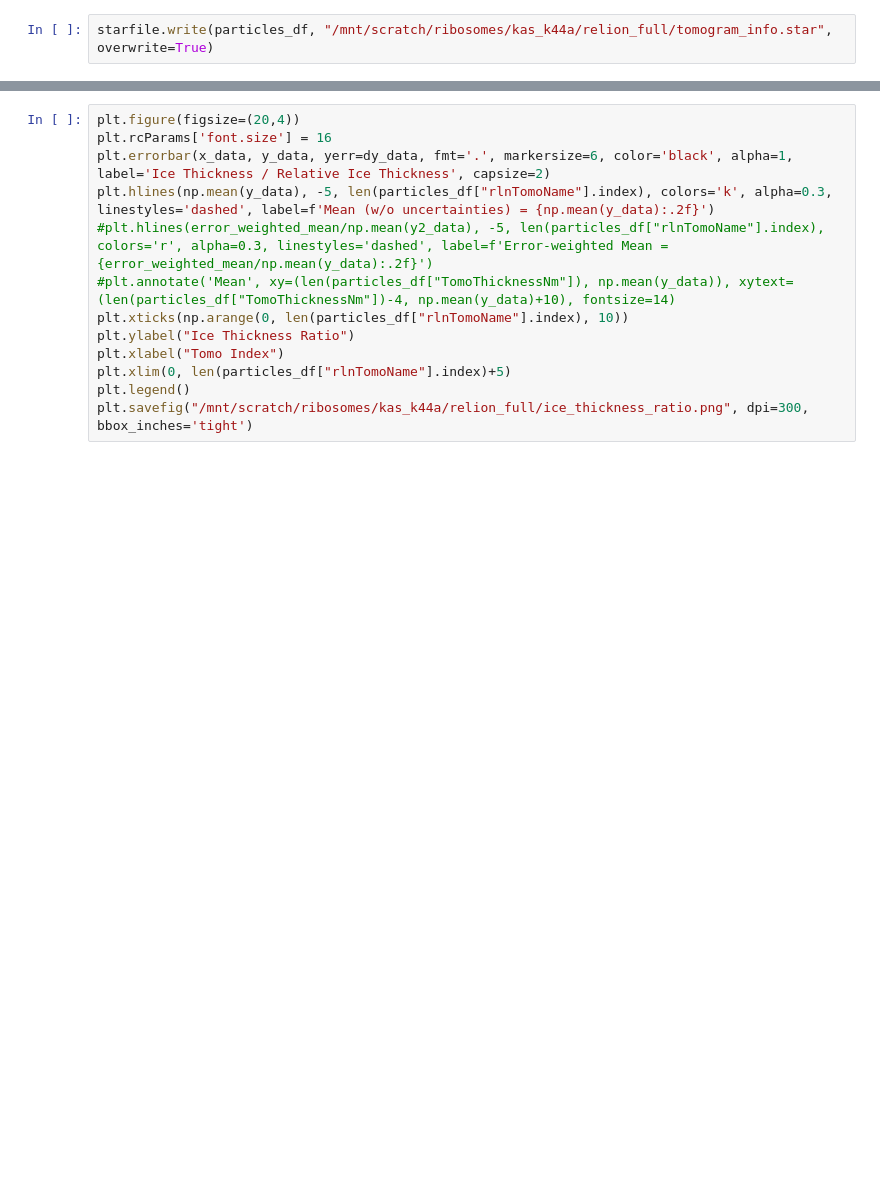
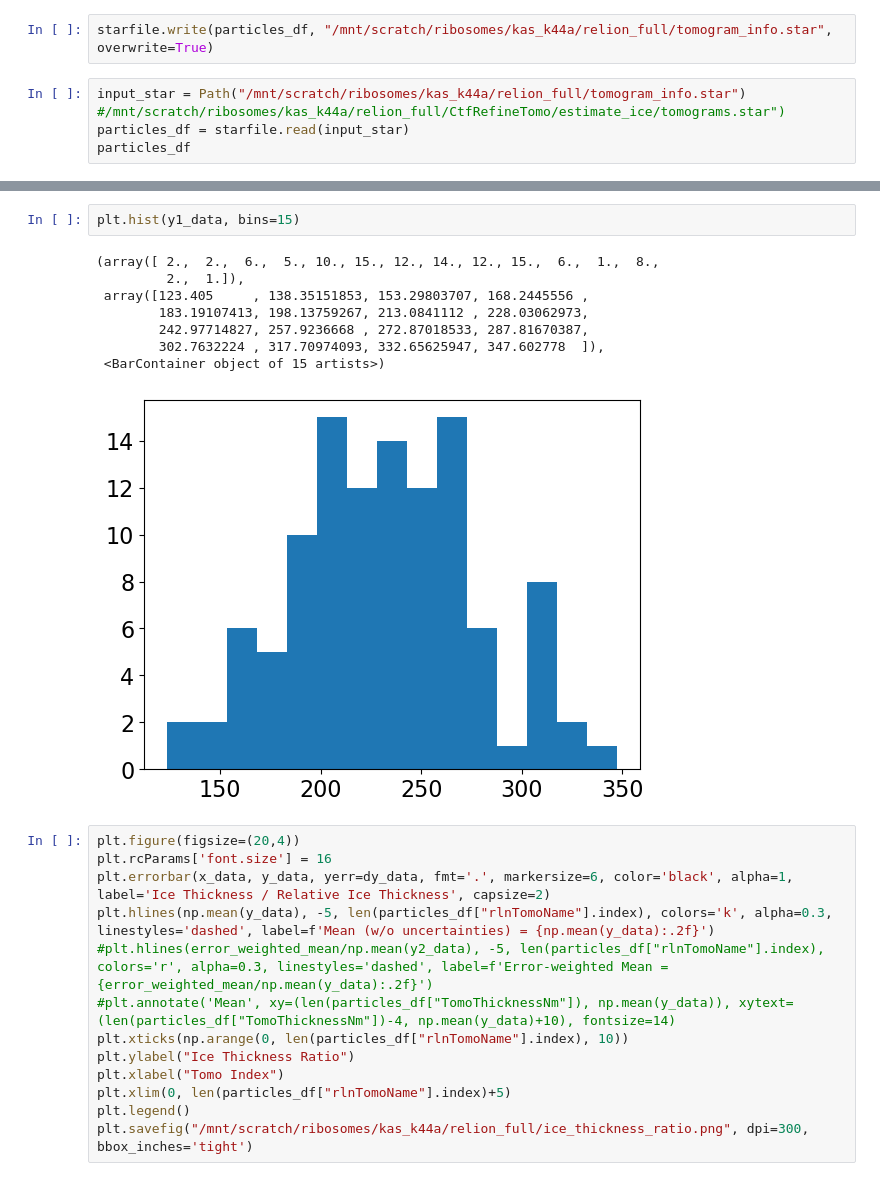
Before and after one commit to dmichalak/sta-pipeline, a Jupyter notebook: analysis_scripts/tomo_thicknesses_to_star.ipynb, the cells around one changed output, grey strips where cells are left out. Saved outputs shown, nothing was run; the diff lists cells and outputs as text; blank space fills up the shorter version.

```diff
--- a/analysis_scripts/tomo_thicknesses_to_star.ipynb
+++ b/analysis_scripts/tomo_thicknesses_to_star.ipynb
@@ -74,2 +55,6 @@ Name: 18, dtype: object
 # %%
 starfile.write(particles_df, "/mnt/scratch/ribosomes/kas_k44a/relion_full/tomogram_info.star", overwrite=True)
+# %%
+input_star = Path("/mnt/scratch/ribosomes/kas_k44a/relion_full/tomogram_info.star") #/mnt/scratch/ribosomes/kas_k44a/relion_full/CtfRefineTomo/estimate_ice/tomograms.star")
+particles_df = starfile.read(input_star)
+particles_df
@@ -88,3 +87,14 @@ dy_data = dy1_data/y2_data
+# %%
+plt.hist(y1_data, bins=15)
+# %% [output]
+(array([ 2.,  2.,  6.,  5., 10., 15., 12., 14., 12., 15.,  6.,  1.,  8.,
+         2.,  1.]),
+ array([123.405     , 138.35151853, 153.29803707, 168.2445556 ,
+        183.19107413, 198.13759267, 213.0841112 , 228.03062973,
+        242.97714827, 257.9236668 , 272.87018533, 287.81670387,
+        302.7632224 , 317.70974093, 332.65625947, 347.602778  ]),
+ <BarContainer object of 15 artists>)
+[figure, added]
 # %%
 plt.figure(figsize=(20,4))
 plt.rcParams['font.size'] = 16
```
Also changed, not shown: parts of 5 cells of this notebook, 1 other file.
